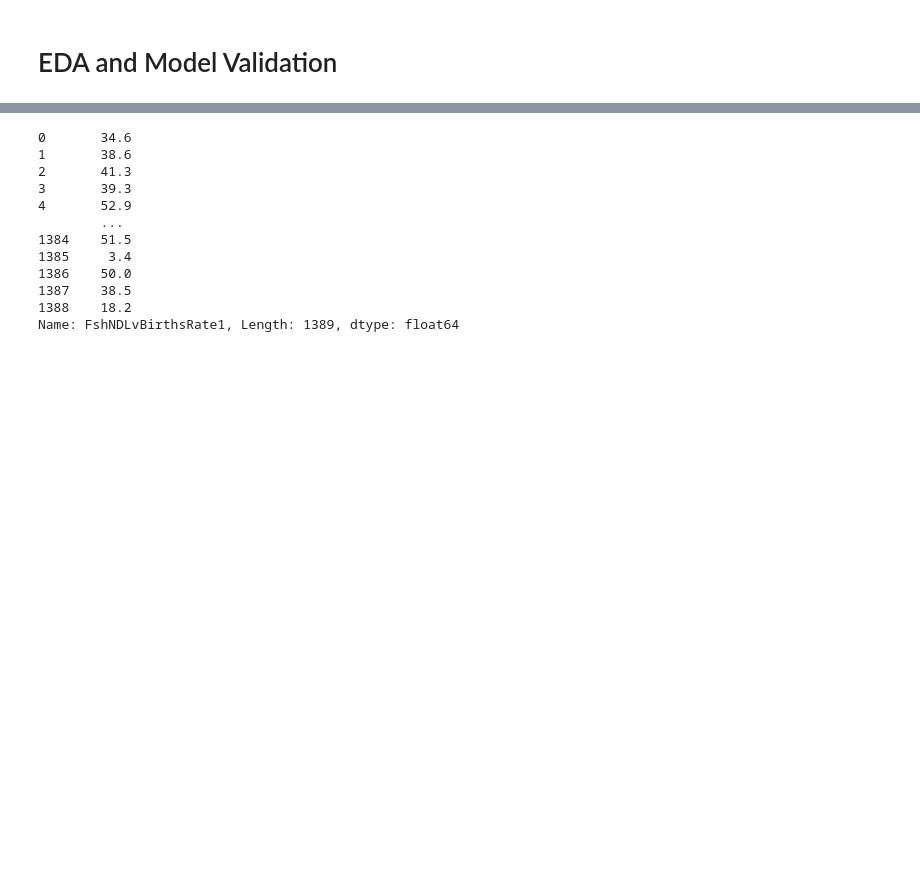
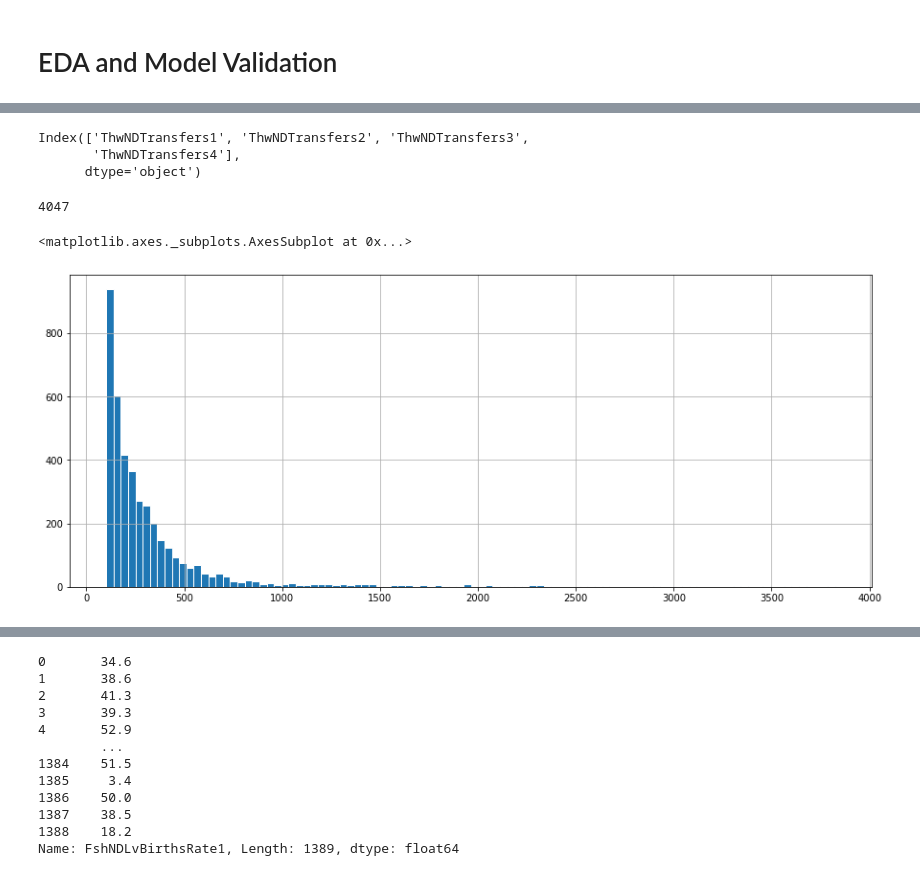
Before and after one commit to jberger1221/Insight, a Jupyter notebook: Clean_Data.ipynb, the cells around one changed output, grey strips where cells are left out. Drawn from its saved outputs; the diff is of its cells as text; code cells hidden in the pictures; blank space fills up the shorter version.

```diff
--- a/Clean_Data.ipynb
+++ b/Clean_Data.ipynb
@@ -220,0 +297,17 @@ df_13_15.head(5)
+# %%
+df.columns[19:23]
+# %% [output]
+Index(['ThwNDTransfers1', 'ThwNDTransfers2', 'ThwNDTransfers3',
+       'ThwNDTransfers4'],
+      dtype='object')
+# %%
+# remove clinics with low number of patients
+df_clean = df[df['TotCycles']>100]
+len(df_clean)
+# %% [output]
+4047
+# %%
+df_clean.TotCycles.hist(bins = 100,figsize=(15,6),edgecolor='w')
+# %% [output]
+<matplotlib.axes._subplots.AxesSubplot at 0x...>
+[figure, added]
```
Also changed, not shown: parts of 61 cells of this notebook.
